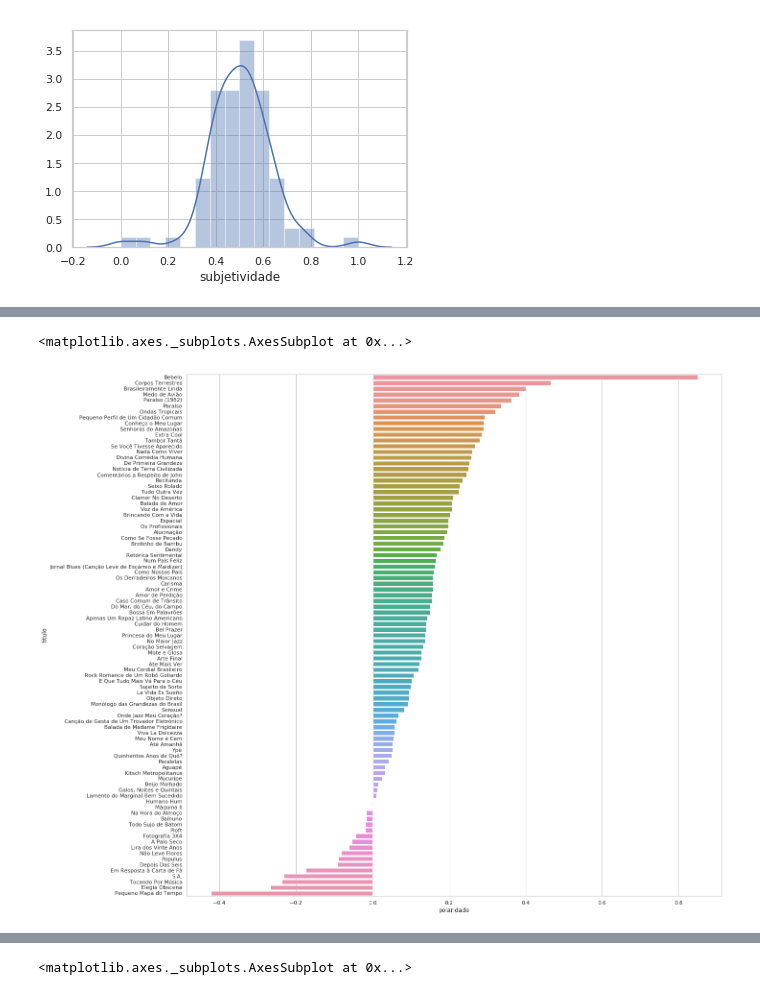
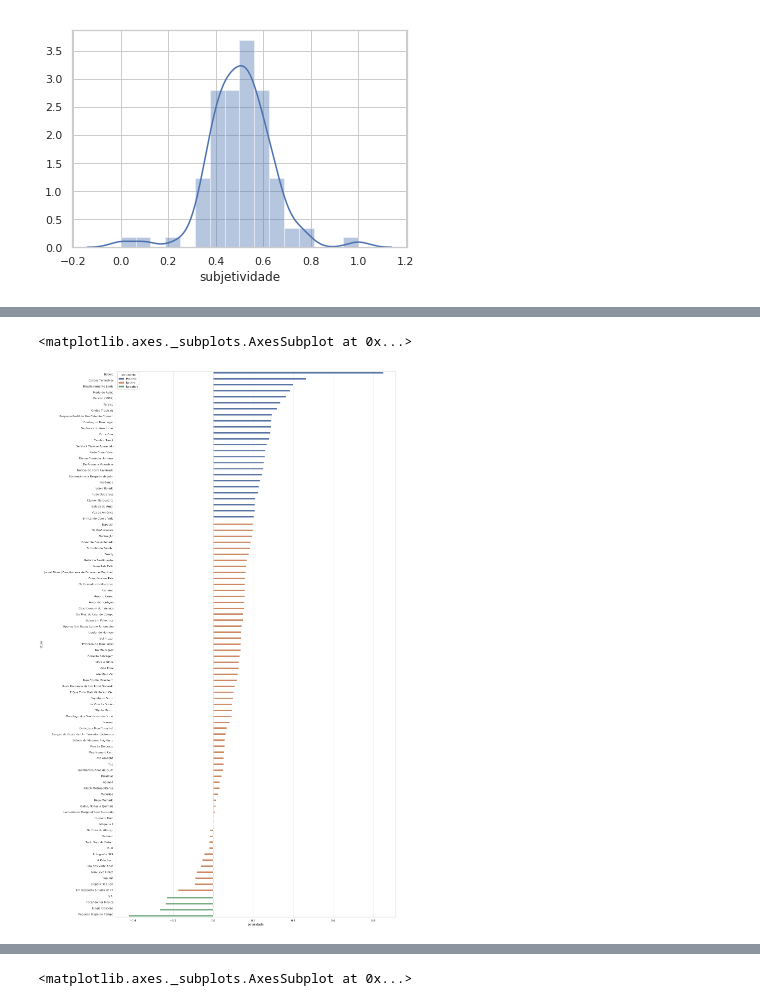
Before and after one commit to cabrau/datavis-course, a Jupyter notebook: projeto_final/pre_processing_text.ipynb, the cells around one changed output, grey strips where cells are left out. Saved outputs shown, nothing was run; the diff lists cells and outputs as text; code cells hidden in the pictures.

```diff
--- a/projeto_final/pre_processing_text.ipynb
+++ b/projeto_final/pre_processing_text.ipynb
@@ -8,7 +8,7 @@ import matplotlib.pyplot as plt
 import seaborn as sns
 %matplotlib inline
 # %%
-df = pd.read_csv('belchior.csv',sep='¢')
+df = pd.read_csv('belchior.csv')
 # %%
 df
 # %% [output]
@@ -46,7 +46,7 @@ list(zip(df['titulo'],df['letra']))[0:3]
 # Contagem de palavras
 # %%
 df['letra'] = [letra.replace('</p>',' ') for letra in df['letra']]
-df['tamanho'] = [len(letra) for letra in df['letra']]
+df['tamanho'] = [len(letra.split()) for letra in df['letra']]
 # %%
 df.sort_values(by='tamanho', ascending=False).head()
 # %% [output]
@@ -130,6 +131,7 @@ def normalize_text(txt):
     txt = txt.replace('!','')
     txt = txt.replace('?','')
     txt = txt.replace("\\","")
+    txt = txt.replace("`","")
     txt = txt.replace('</p>','')
     return txt
 # %% [markdown]
@@ -451,0 +464,4 @@ df_scatter.head()
+# %%
+df['x'] = list(df_scatter['x'])
+df['y'] = list(df_scatter['y'])
+df.head()
@@ -608,9 +632,9 @@ df.sort_values(by='subjetividade', ascending=True).head(10)
 # %%
-plt.figure(figsize=(20, 20))
-sns.barplot(y="titulo", x="polaridade", data=df.sort_values(by='polaridade', ascending=False))
+plt.figure(figsize=(20, 40))
+sns.barplot(y="titulo", x="polaridade", hue = "sentimento", data=df.sort_values(by='polaridade', ascending=False))
 # %% [output]
 <matplotlib.axes._subplots.AxesSubplot at 0x...>
-[figure, old version]
+[figure, new version]
 # %%
 def discretizar_polaridade(pol):
     if pol >= 0.2:
```
Also changed, not shown: parts of 28 cells of this notebook, 2 other files.
